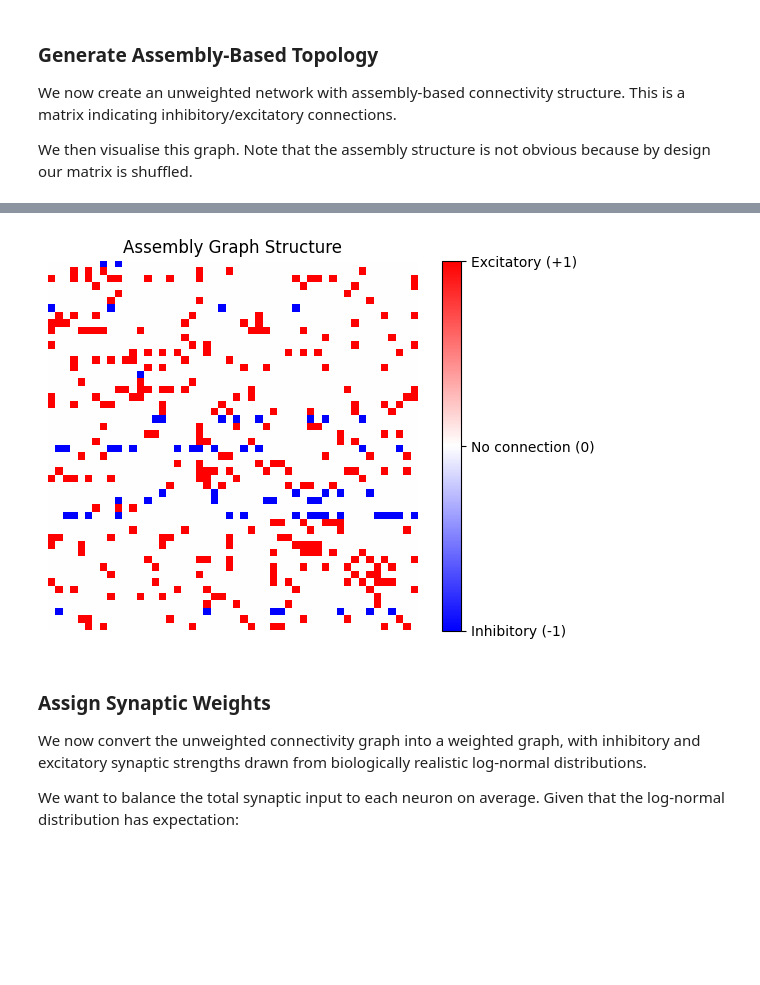
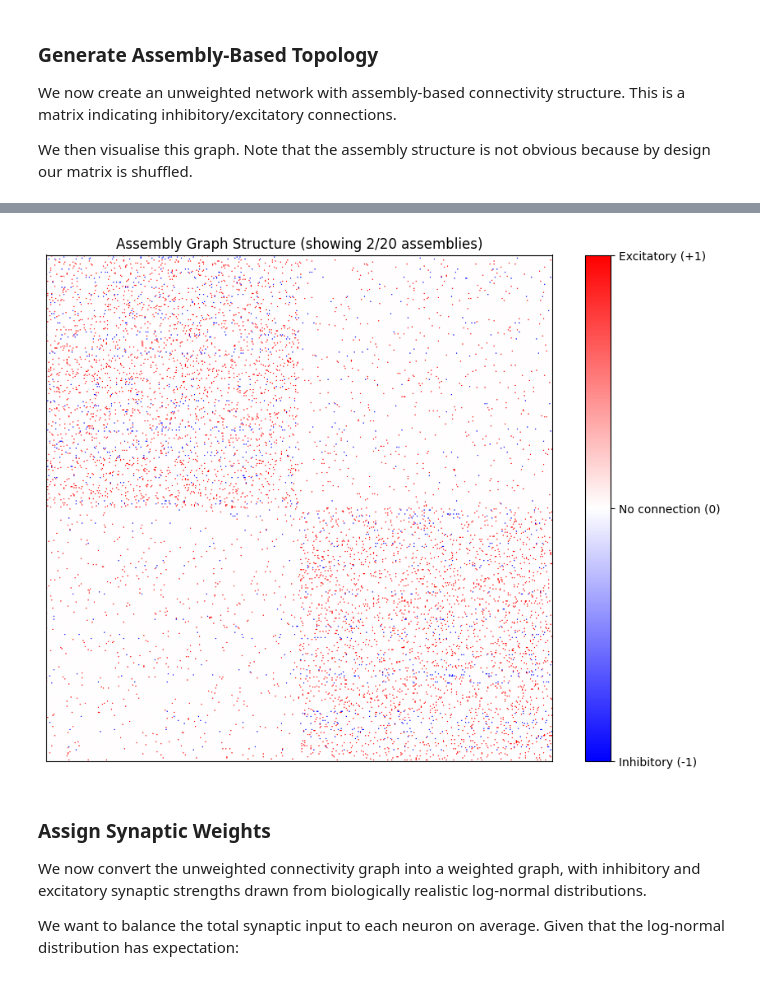
Before and after one commit to rory-bedford/connectome-snns, a Jupyter notebook: notebooks/generating-spiketrains-example.ipynb, the cells around one changed output, grey strips where cells are left out. Drawn from its saved outputs; the diff is of its cells as text; code cells hidden in the pictures; blank space fills up the shorter version.

Commit message:
:zap: Some numerical optimisations and making the network full size

```diff
--- a/notebooks/generating-spiketrains-example.ipynb
+++ b/notebooks/generating-spiketrains-example.ipynb
@@ -127,15 +133,31 @@ connectivity_graph, neuron_types = topology_generators.assembly_generator(
 )
 # %%
 # Visualize assembly graph structure
-fig, ax = plt.subplots()
-im = ax.imshow(connectivity_graph, cmap="bwr", vmin=-1, vmax=1)
+plot_num_assemblies = 2  # Number of assemblies to display
+neurons_per_assembly = num_neurons // num_assemblies
+plot_size_neurons = neurons_per_assembly * plot_num_assemblies
+
+# Fixed size in inches for the heatmap
+heatmap_inches = 8  # Bigger fixed size
+fig, ax = plt.subplots(figsize=(heatmap_inches * 1.3, heatmap_inches))  # Extra width for colorbar
+
+im = ax.imshow(connectivity_graph[:plot_size_neurons, :plot_size_neurons], cmap="bwr", vmin=-1, vmax=1, aspect='equal')
+
+# Force the axes to be square first
+pos = ax.get_position()
+ax.set_position([pos.x0, pos.y0, pos.height, pos.height])
+
+# Add colorbar after positioning
 cbar = plt.colorbar(im, ax=ax, ticks=[-1, 0, 1])
 cbar.ax.set_yticklabels(["Inhibitory (-1)", "No connection (0)", "Excitatory (+1)"])
-ax.set_title("Assembly Graph Structure")
-ax.axis("off")
+
+ax.set_title(f"Assembly Graph Structure (showing {plot_num_assemblies}/{num_assemblies} assemblies)")
+ax.set_xticks([])
+ax.set_yticks([])
+
 plt.show()
 # %% [output]
-[figure, old version]
+[figure, new version]
 # %% [markdown]
 ### Assign Synaptic Weights
 
```
Also changed, not shown: parts of 19 cells of this notebook, 3 other files.
